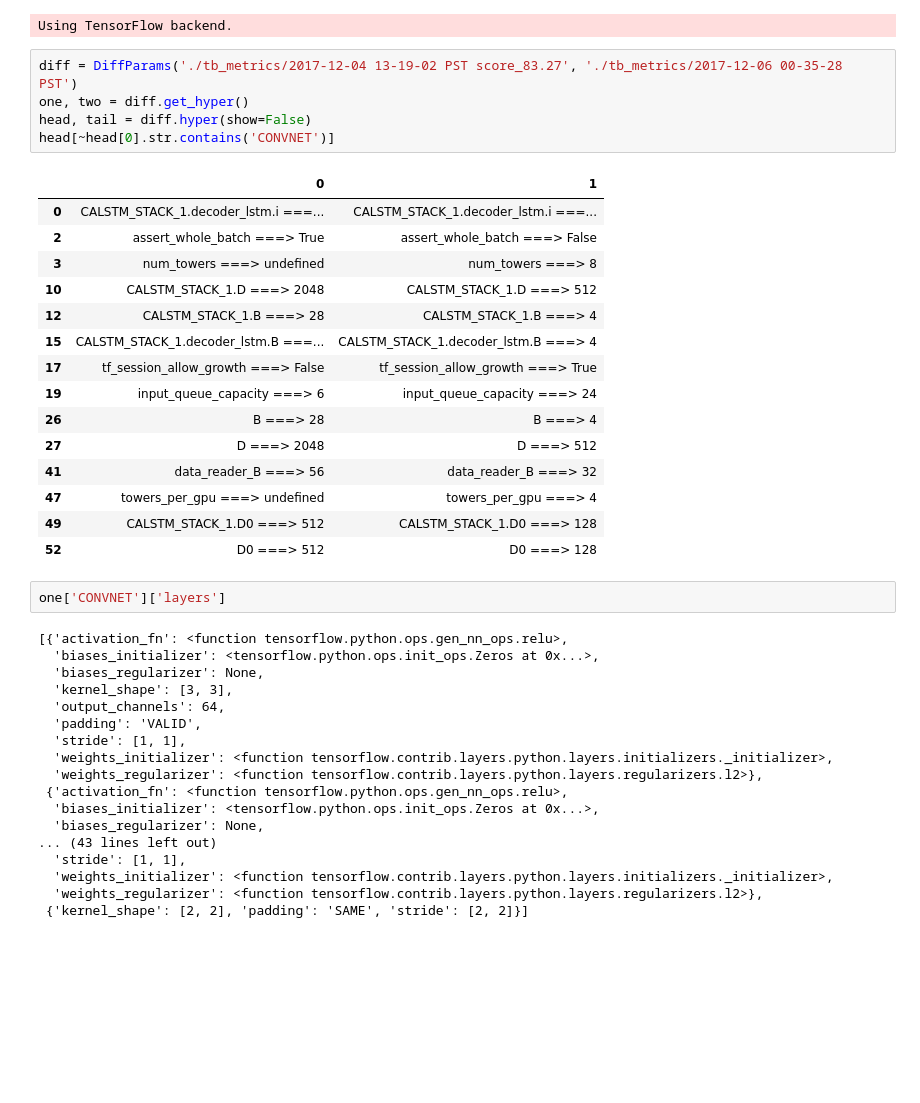
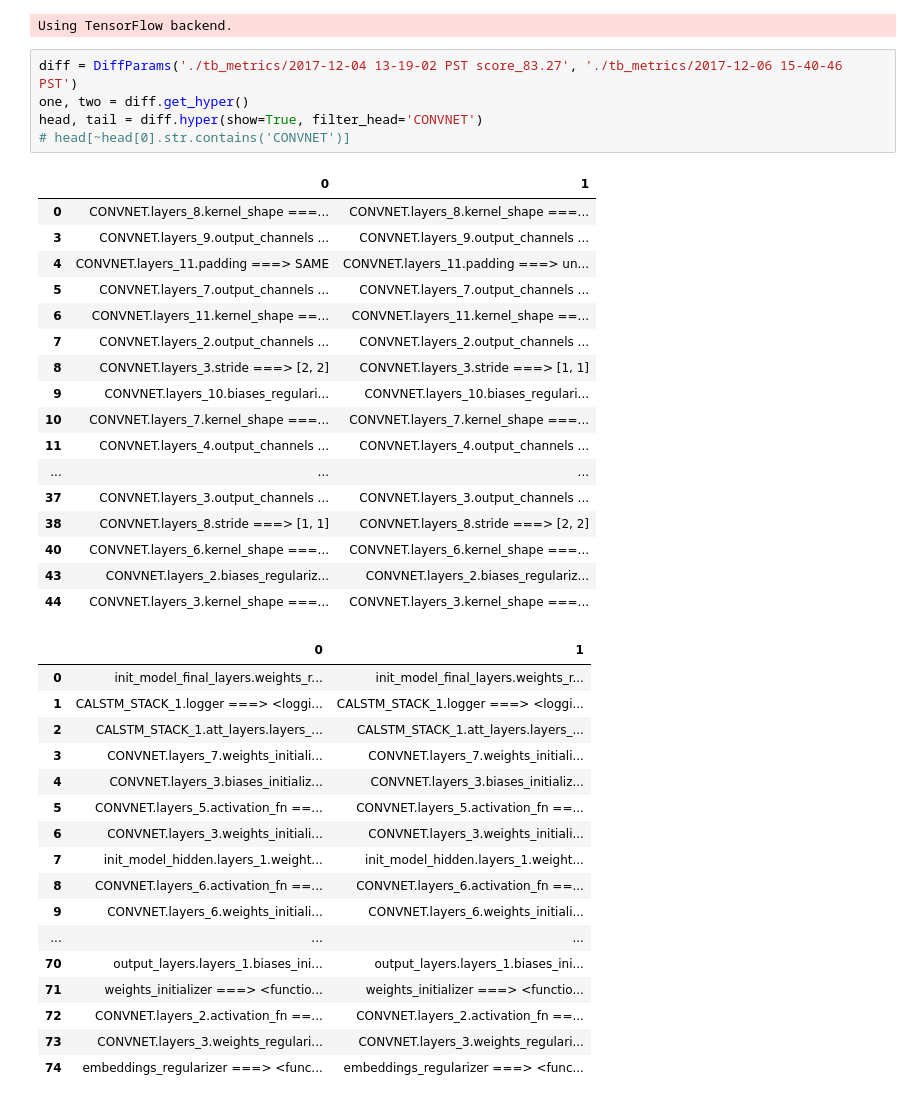
Before and after one commit to untrix/im2latex, a Jupyter notebook: src/diff_params.ipynb, the cells around one changed output. Saved outputs shown, nothing was run; the diff lists cells and outputs as text; blank space fills up the shorter version.

```diff
--- a/src/diff_params.ipynb
+++ b/src/diff_params.ipynb
@@ -29,43 +29,42 @@ from viz_commons import VisualizeDir, DiffParams, VisualizeStep
 # %% [output]
 Using TensorFlow backend.
 # %%
-diff = DiffParams('./tb_metrics/2017-12-04 13-19-02 PST score_83.27', './tb_metrics/2017-12-06 00-35-28 PST')
+diff = DiffParams('./tb_metrics/2017-12-04 13-19-02 PST score_83.27', './tb_metrics/2017-12-06 15-40-46 PST')
 one, two = diff.get_hyper()
-head, tail = diff.hyper(show=False)
-head[~head[0].str.contains('CONVNET')]
+head, tail = diff.hyper(show=True, filter_head='CONVNET')
+# head[~head[0].str.contains('CONVNET')]
 # %% [output]
 |  | 0 | 1 |
-| 0 | CALSTM_STACK_1.decoder_lstm.i ===... | CALSTM_STACK_1.decoder_lstm.i ===... |
-| 2 | assert_whole_batch ===> True | assert_whole_batch ===> False |
-| 3 | num_towers ===> undefined | num_towers ===> 8 |
-| 10 | CALSTM_STACK_1.D ===> 2048 | CALSTM_STACK_1.D ===> 512 |
-| 12 | CALSTM_STACK_1.B ===> 28 | CALSTM_STACK_1.B ===> 4 |
-| 15 | CALSTM_STACK_1.decoder_lstm.B ===... | CALSTM_STACK_1.decoder_lstm.B ===> 4 |
-| 17 | tf_session_allow_growth ===> False | tf_session_allow_growth ===> True |
-| 19 | input_queue_capacity ===> 6 | input_queue_capacity ===> 24 |
-| 26 | B ===> 28 | B ===> 4 |
-| 27 | D ===> 2048 | D ===> 512 |
-| 41 | data_reader_B ===> 56 | data_reader_B ===> 32 |
-| 47 | towers_per_gpu ===> undefined | towers_per_gpu ===> 4 |
-| 49 | CALSTM_STACK_1.D0 ===> 512 | CALSTM_STACK_1.D0 ===> 128 |
-| 52 | D0 ===> 512 | D0 ===> 128 |
+| 0 | CONVNET.layers_8.kernel_shape ===... | CONVNET.layers_8.kernel_shape ===... |
+| 3 | CONVNET.layers_9.output_channels ... | CONVNET.layers_9.output_channels ... |
+| 4 | CONVNET.layers_11.padding ===> SAME | CONVNET.layers_11.padding ===> un... |
+| 5 | CONVNET.layers_7.output_channels ... | CONVNET.layers_7.output_channels ... |
+| 6 | CONVNET.layers_11.kernel_shape ==... | CONVNET.layers_11.kernel_shape ==... |
+| 7 | CONVNET.layers_2.output_channels ... | CONVNET.layers_2.output_channels ... |
+| 8 | CONVNET.layers_3.stride ===> [2, 2] | CONVNET.layers_3.stride ===> [1, 1] |
+| 9 | CONVNET.layers_10.biases_regulari... | CONVNET.layers_10.biases_regulari... |
+| 10 | CONVNET.layers_7.kernel_shape ===... | CONVNET.layers_7.kernel_shape ===... |
+| 11 | CONVNET.layers_4.output_channels ... | CONVNET.layers_4.output_channels ... |
+| ... | ... | ... |
+| 37 | CONVNET.layers_3.output_channels ... | CONVNET.layers_3.output_channels ... |
+| 38 | CONVNET.layers_8.stride ===> [1, 1] | CONVNET.layers_8.stride ===> [2, 2] |
+| 40 | CONVNET.layers_6.kernel_shape ===... | CONVNET.layers_6.kernel_shape ===... |
+| 43 | CONVNET.layers_2.biases_regulariz... | CONVNET.layers_2.biases_regulariz... |
+| 44 | CONVNET.layers_3.kernel_shape ===... | CONVNET.layers_3.kernel_shape ===... |
+|  | 0 | 1 |
+| 0 | init_model_final_layers.weights_r... | init_model_final_layers.weights_r... |
+| 1 | CALSTM_STACK_1.logger ===> <loggi... | CALSTM_STACK_1.logger ===> <loggi... |
+| 2 | CALSTM_STACK_1.att_layers.layers_... | CALSTM_STACK_1.att_layers.layers_... |
+| 3 | CONVNET.layers_7.weights_initiali... | CONVNET.layers_7.weights_initiali... |
+| 4 | CONVNET.layers_3.biases_initializ... | CONVNET.layers_3.biases_initializ... |
+| 5 | CONVNET.layers_5.activation_fn ==... | CONVNET.layers_5.activation_fn ==... |
+| 6 | CONVNET.layers_3.weights_initiali... | CONVNET.layers_3.weights_initiali... |
+| 7 | init_model_hidden.layers_1.weight... | init_model_hidden.layers_1.weight... |
+| 8 | CONVNET.layers_6.activation_fn ==... | CONVNET.layers_6.activation_fn ==... |
+| 9 | CONVNET.layers_6.weights_initiali... | CONVNET.layers_6.weights_initiali... |
+| ... | ... | ... |
+| 70 | output_layers.layers_1.biases_ini... | output_layers.layers_1.biases_ini... |
+| 71 | weights_initializer ===> <functio... | weights_initializer ===> <functio... |
+| 72 | CONVNET.layers_2.activation_fn ==... | CONVNET.layers_2.activation_fn ==... |
+| 73 | CONVNET.layers_3.weights_regulari... | CONVNET.layers_3.weights_regulari... |
+| 74 | embeddings_regularizer ===> <func... | embeddings_regularizer ===> <func... |
-# %%
-one['CONVNET']['layers']
-# %% [output]
-[{'activation_fn': <function tensorflow.python.ops.gen_nn_ops.relu>,
-  'biases_initializer': <tensorflow.python.ops.init_ops.Zeros at 0x...>,
-  'biases_regularizer': None,
-  'kernel_shape': [3, 3],
-  'output_channels': 64,
-  'padding': 'VALID',
-  'stride': [1, 1],
-  'weights_initializer': <function tensorflow.contrib.layers.python.layers.initializers._initializer>,
-  'weights_regularizer': <function tensorflow.contrib.layers.python.layers.regularizers.l2>},
- {'activation_fn': <function tensorflow.python.ops.gen_nn_ops.relu>,
-  'biases_initializer': <tensorflow.python.ops.init_ops.Zeros at 0x...>,
-  'biases_regularizer': None,
-... (43 lines left out)
-  'stride': [1, 1],
-  'weights_initializer': <function tensorflow.contrib.layers.python.layers.initializers._initializer>,
-  'weights_regularizer': <function tensorflow.contrib.layers.python.layers.regularizers.l2>},
- {'kernel_shape': [2, 2], 'padding': 'SAME', 'stride': [2, 2]}]
```
Also changed, not shown: parts of 1 cell of this notebook, 5 other files.
